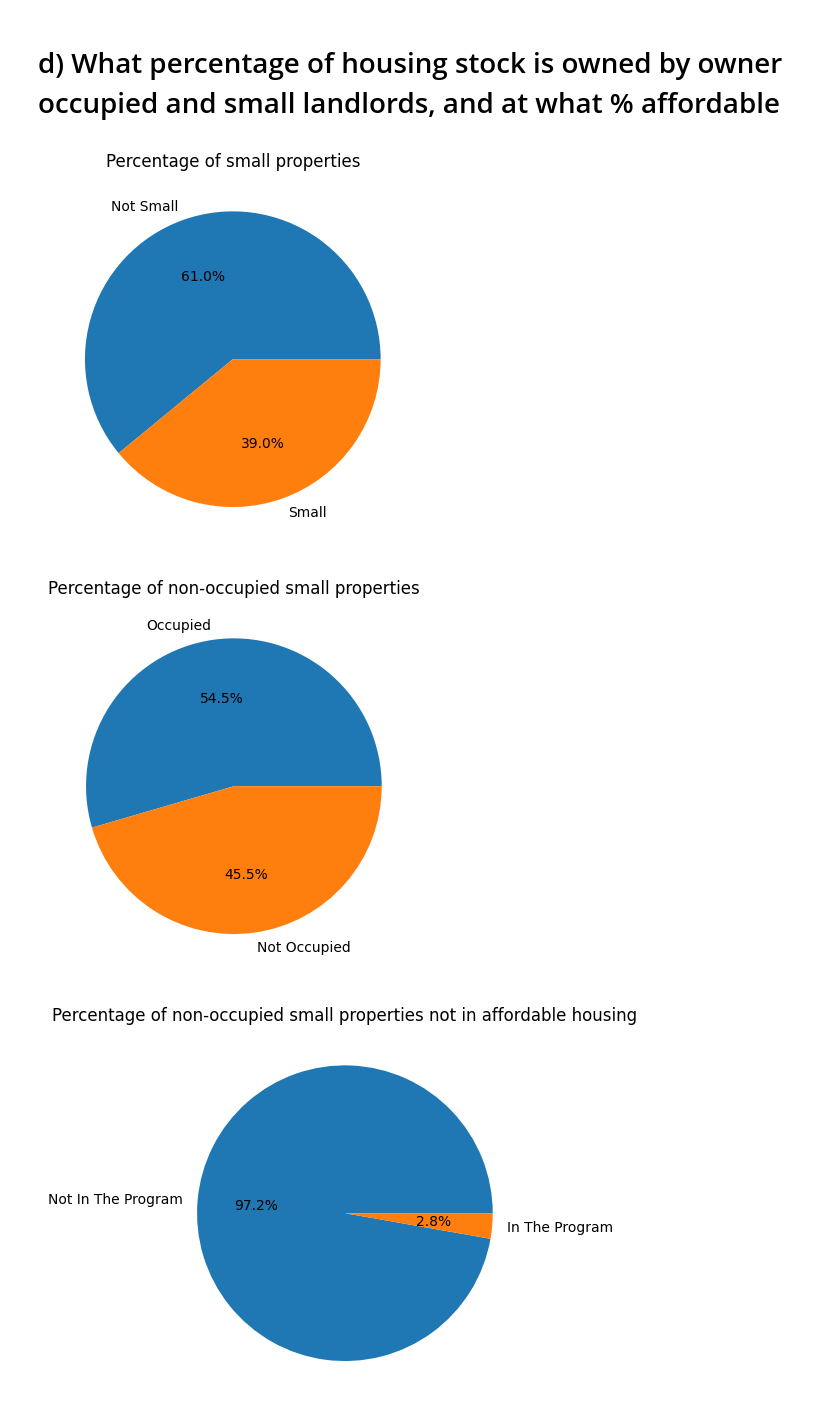
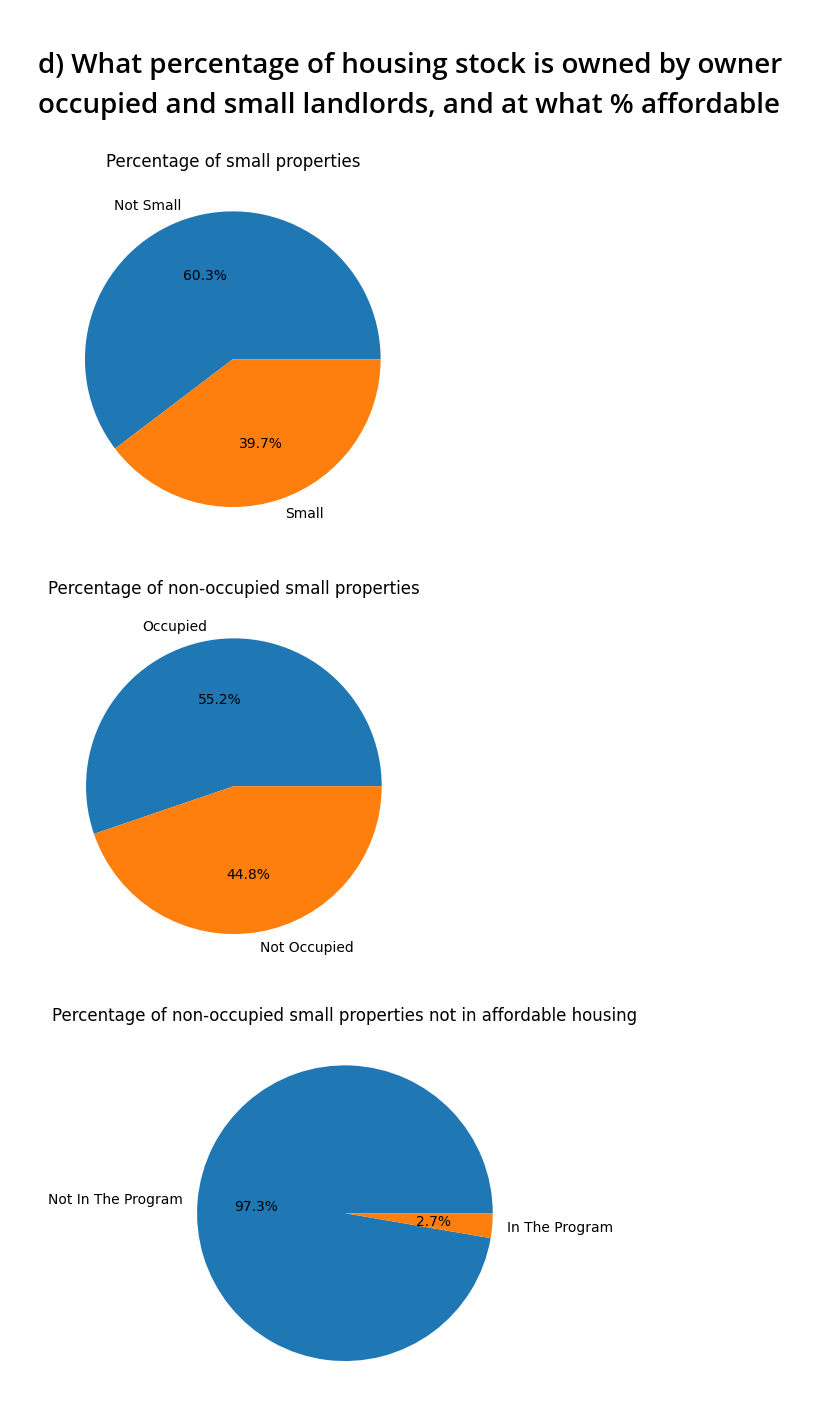
Before and after one commit to BU-Spark/ds-councilor-louijeune-small-landlord, a Jupyter notebook: fall22-team-4/src/3_questions.ipynb, the cells around one changed output. Drawn from its saved outputs; the diff is of its cells as text; code cells hidden in the pictures.

```diff
--- a/fall22-team-4/src/3_questions.ipynb
+++ b/fall22-team-4/src/3_questions.ipynb
@@ -136,15 +137,15 @@ Name: CITY, dtype: int64
 # %% [markdown]
 # d) What percentage of housing stock is owned by owner occupied and small landlords, and at what % affordable
 # %%
-# Get small properties (less than or equal to 6 and bigger than 0)
-small = affordable_housing[(affordable_housing["RES_UNITS"] <= 6) & (affordable_housing["RES_UNITS"] > 0)]
+# Get small properties (less than or equal to 10 and bigger than 0)
+small = affordable_housing[(affordable_housing["RES_UNITS"] <= 10) & (affordable_housing["RES_UNITS"] > 0)]
 
 # Plot percentage of small properties
-plt.pie(((affordable_housing["RES_UNITS"] <= 6) & (affordable_housing["RES_UNITS"] > 0)).value_counts(), labels=["Not Small", "Small"], autopct='%1.1f%%')
+plt.pie(((affordable_housing["RES_UNITS"] <= 10) & (affordable_housing["RES_UNITS"] > 0)).value_counts(), labels=["Not Small", "Small"], autopct='%1.1f%%')
 plt.title("Percentage of small properties")
 plt.show()
 # %% [output]
-[figure, old version]
+[figure, new version]
 # %%
 # Get non-occupied small properties
 small_unocc = small[small["OWN_OCC"] == "N"]
@@ -154,7 +155,7 @@ plt.pie((small["OWN_OCC"] == "N").value_counts(), labels=["Occupied", "Not Occup
 plt.title("Percentage of non-occupied small properties")
 plt.show()
 # %% [output]
-[figure, old version]
+[figure, new version]
 # %%
 # Get non-occupied small properties not in affordable housing
 small_unocc_non_aff = small_unocc[small_unocc["IS_AFFORDABLE"] == False]
```
Also changed, not shown: parts of 11 cells of this notebook, 24 other files.
